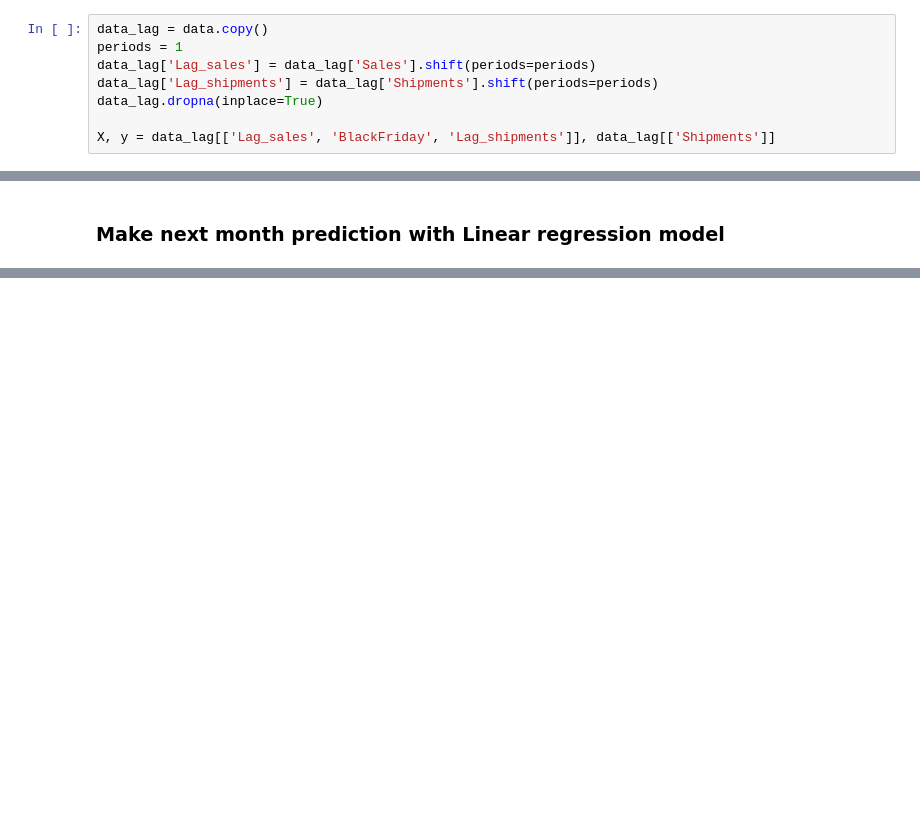
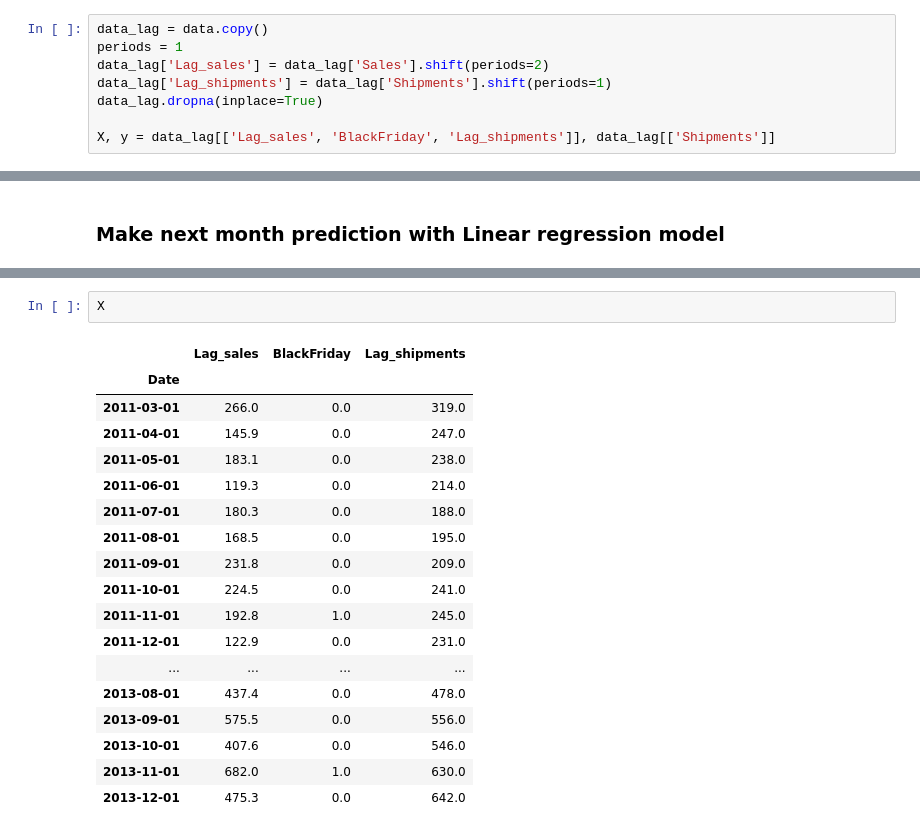
Before and after one commit to Dosann/Time-series-forecast, a Jupyter notebook: shipment_forecast.ipynb, the cells around one changed output, grey strips where cells are left out. Drawn from its saved outputs; the diff is of its cells as text; blank space fills up the shorter version.

```diff
--- a/shipment_forecast.ipynb
+++ b/shipment_forecast.ipynb
@@ -345,8 +345,8 @@ plt.show()
 # %%
 data_lag = data.copy()
 periods = 1
-data_lag['Lag_sales'] = data_lag['Sales'].shift(periods=periods)
-data_lag['Lag_shipments'] = data_lag['Shipments'].shift(periods=periods)
+data_lag['Lag_sales'] = data_lag['Sales'].shift(periods=2)
+data_lag['Lag_shipments'] = data_lag['Shipments'].shift(periods=1)
 data_lag.dropna(inplace=True)
 
 X, y = data_lag[['Lag_sales', 'BlackFriday', 'Lag_shipments']], data_lag[['Shipments']]
@@ -474,0 +524,21 @@ float(prediction)
+# %%
+X
+# %% [output]
+|  | Lag_sales | BlackFriday | Lag_shipments |
+| Date |  |  |  |
+| 2011-03-01 | 266.0 | 0.0 | 319.0 |
+| 2011-04-01 | 145.9 | 0.0 | 247.0 |
+| 2011-05-01 | 183.1 | 0.0 | 238.0 |
+| 2011-06-01 | 119.3 | 0.0 | 214.0 |
+| 2011-07-01 | 180.3 | 0.0 | 188.0 |
+| 2011-08-01 | 168.5 | 0.0 | 195.0 |
+| 2011-09-01 | 231.8 | 0.0 | 209.0 |
+| 2011-10-01 | 224.5 | 0.0 | 241.0 |
+| 2011-11-01 | 192.8 | 1.0 | 245.0 |
+| 2011-12-01 | 122.9 | 0.0 | 231.0 |
+| ... | ... | ... | ... |
+| 2013-08-01 | 437.4 | 0.0 | 478.0 |
+| 2013-09-01 | 575.5 | 0.0 | 556.0 |
+| 2013-10-01 | 407.6 | 0.0 | 546.0 |
+| 2013-11-01 | 682.0 | 1.0 | 630.0 |
+| 2013-12-01 | 475.3 | 0.0 | 642.0 |
```
Also changed, not shown: parts of 15 cells of this notebook.
